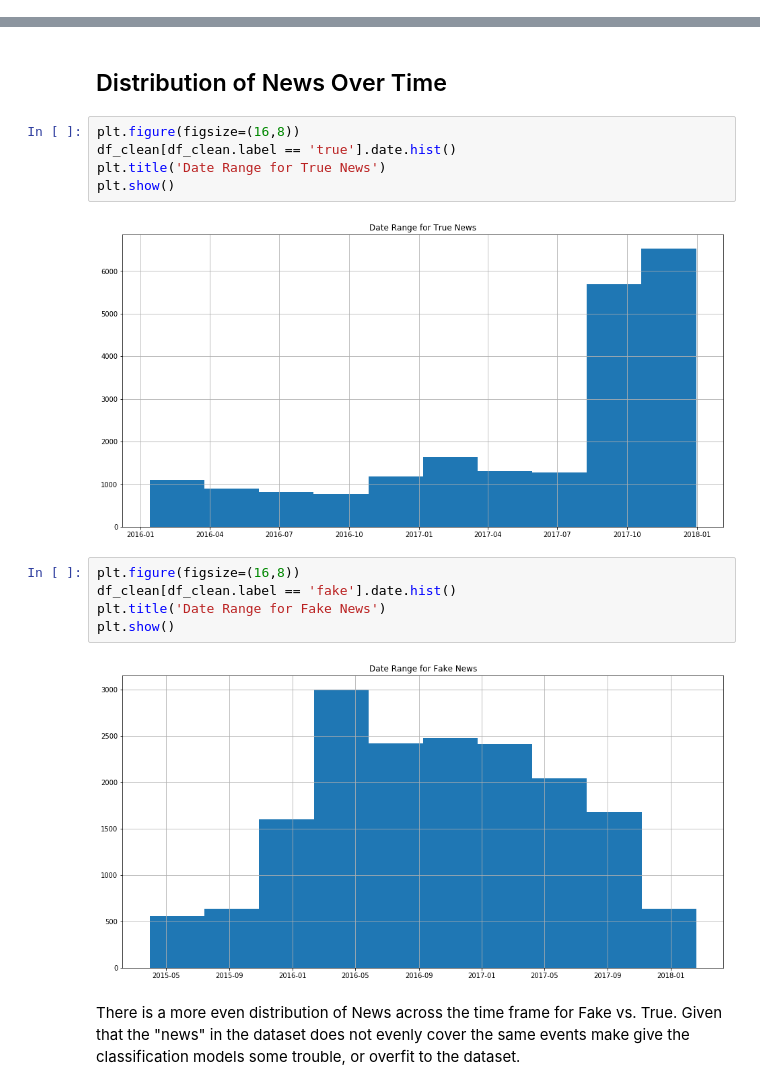
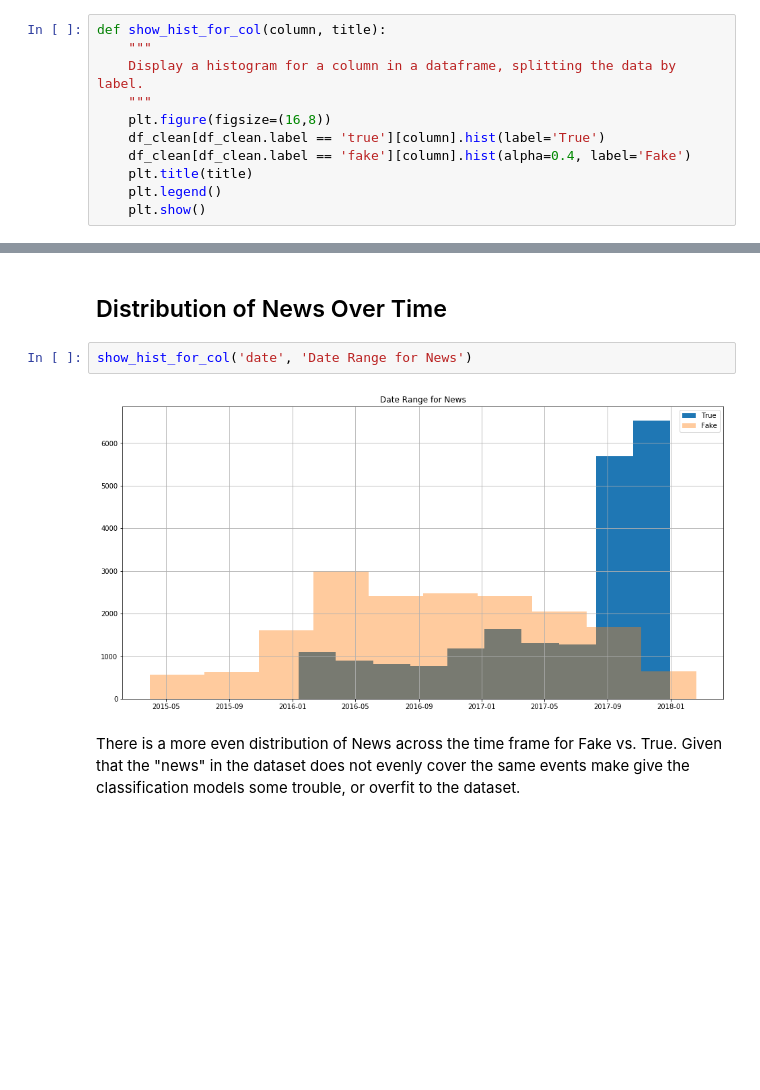
Before and after one commit to merb92/fake-news-classification, a Jupyter notebook: notebooks/eda.ipynb, the cells around one changed output, grey strips where cells are left out. Cells and saved outputs as stored; diff of their text form; blank space fills up the shorter version.

Commit message:
Add and implement helper function for visualizations

```diff
--- a/notebooks/eda.ipynb
+++ b/notebooks/eda.ipynb
@@ -480,3 +482,14 @@ All the instances outside the 2016 to 2017 range are labeled Fake.  Given that t
+# %%
+def show_hist_for_col(column, title):
+    """
+    Display a histogram for a column in a dataframe, splitting the data by label.
+    """
+    plt.figure(figsize=(16,8))
+    df_clean[df_clean.label == 'true'][column].hist(label='True')
+    df_clean[df_clean.label == 'fake'][column].hist(alpha=0.4, label='Fake')
+    plt.title(title)
+    plt.legend()
+    plt.show()
 # %% [markdown]
 ## Distribution of Labels
 # %%
@@ -490,20 +503,10 @@ plt.show()
 After cleaning the data it has become more imbalanced, but it is not significant so hopefully it will not have a major impact on models.
 # %% [markdown]
 ## Distribution of News Over Time
-# %%
-plt.figure(figsize=(16,8))
-df_clean[df_clean.label == 'true'].date.hist()
-plt.title('Date Range for True News')
-plt.show()
-# %% [output]
-[figure, removed]
-# %%
-plt.figure(figsize=(16,8))
-df_clean[df_clean.label == 'fake'].date.hist()
-plt.title('Date Range for Fake News')
-plt.show()
-# %% [output]
-[figure, removed]
+# %%
+show_hist_for_col('date', 'Date Range for News')
+# %% [output]
+[figure, added]
 # %% [markdown]
 There is a more even distribution of News across the time frame for Fake vs. True.  Given that the "news" in the dataset does not evenly cover the same events make give the classification models some trouble, or overfit to the dataset.
 # %% [markdown]
```
Also changed, not shown: parts of 12 cells of this notebook.
